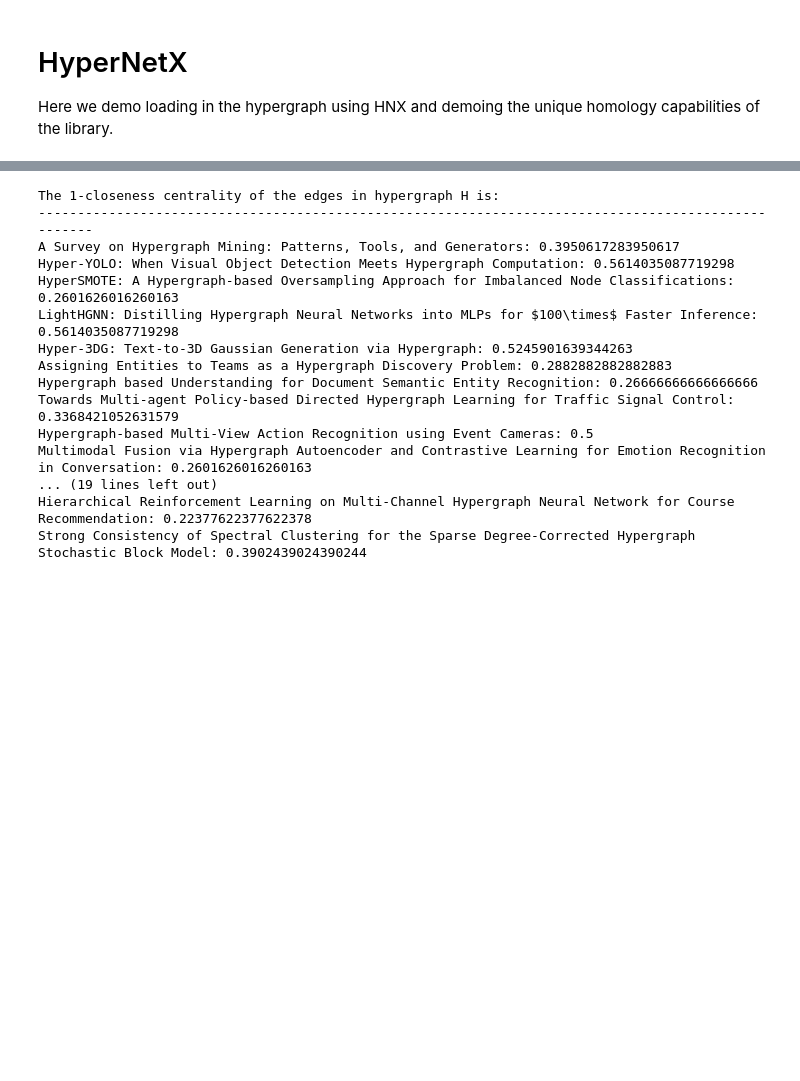
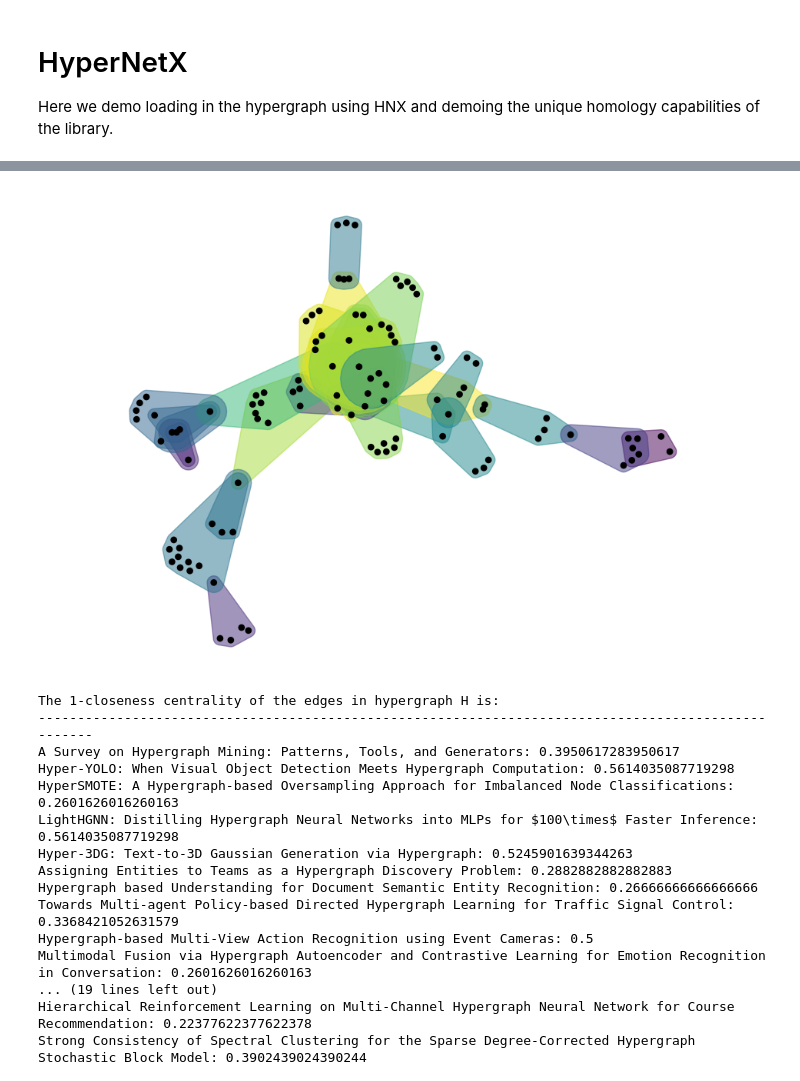
Before and after one commit to pszufe/HIF-standard, a Jupyter notebook: tutorials/HIF-demo.ipynb, the cells around one changed output, grey strips where cells are left out. Saved outputs shown, nothing was run; the diff lists cells and outputs as text; code cells hidden in the pictures; blank space fills up the shorter version.

Commit message:
updating demo and adding new figures

```diff
--- a/tutorials/HIF-demo.ipynb
+++ b/tutorials/HIF-demo.ipynb
@@ -126,3 +69,63 @@ plt.show()
+# %%
+import hypernetx as hnx
+import matplotlib.pyplot as plt
+import numpy as np
+from matplotlib import cm
+
+# Assuming your hypergraph 'H' is already defined
+s = 1
+edge_centrality = hnx.s_closeness_centrality(H, s=s)
+
+# Get the centrality values and the edges
+edges = list(H.edges)
+centrality_values = np.array([edge_centrality[e] for e in edges])
+
+# Normalize the centrality values to the range [0, 1]
+if centrality_values.size > 0:
+    normalized_centrality = (centrality_values - np.min(centrality_values)) / (
+        np.max(centrality_values) - np.min(centrality_values)
+    )
+else:
+    normalized_centrality = np.array([])  # Handle the case of no edges
+
+# Choose a colormap
+cmap = cm.get_cmap("viridis")
+
+# Map the normalized centrality values to colors
+edge_colors = cmap(normalized_centrality)
+
+# Create a dictionary to pass to edges_kwargs for coloring
+edge_style = {}
+for i, edge in enumerate(edges):
+    if i < len(edge_colors):
+        edge_style[edge] = edge_colors[i]
+
+# Create the hypergraph plot
+fig, ax = plt.subplots(figsize=(12, 8))
+hnx.draw(
+    H,
+    pos=pos,
+    with_edge_labels=False,
+    with_node_labels=False,
+    node_radius=0.5,
+    edges_kwargs={"color": list(edge_style.values()), "lw": 2, "alpha": 0.5},
+    ax=ax,
+)
+
+
+# Add the colorbar
+sm = cm.ScalarMappable(
+    cmap=cmap,
+    norm=plt.Normalize(vmin=np.min(centrality_values), vmax=np.max(centrality_values)),
+)
+sm.set_array([])  # For older versions of matplotlib
+cbar = plt.colorbar(sm, ax=ax)
+cbar.set_label(f"{s}-Closeness Centrality")
+
+
+plt.show()
+# %% [output]
+[figure, added]
 # %%
 s = 1
 print(f"The {s}-closeness centrality of the edges in hypergraph H is:")
```
Also changed, not shown: parts of 10 cells of this notebook, 2 other files.
